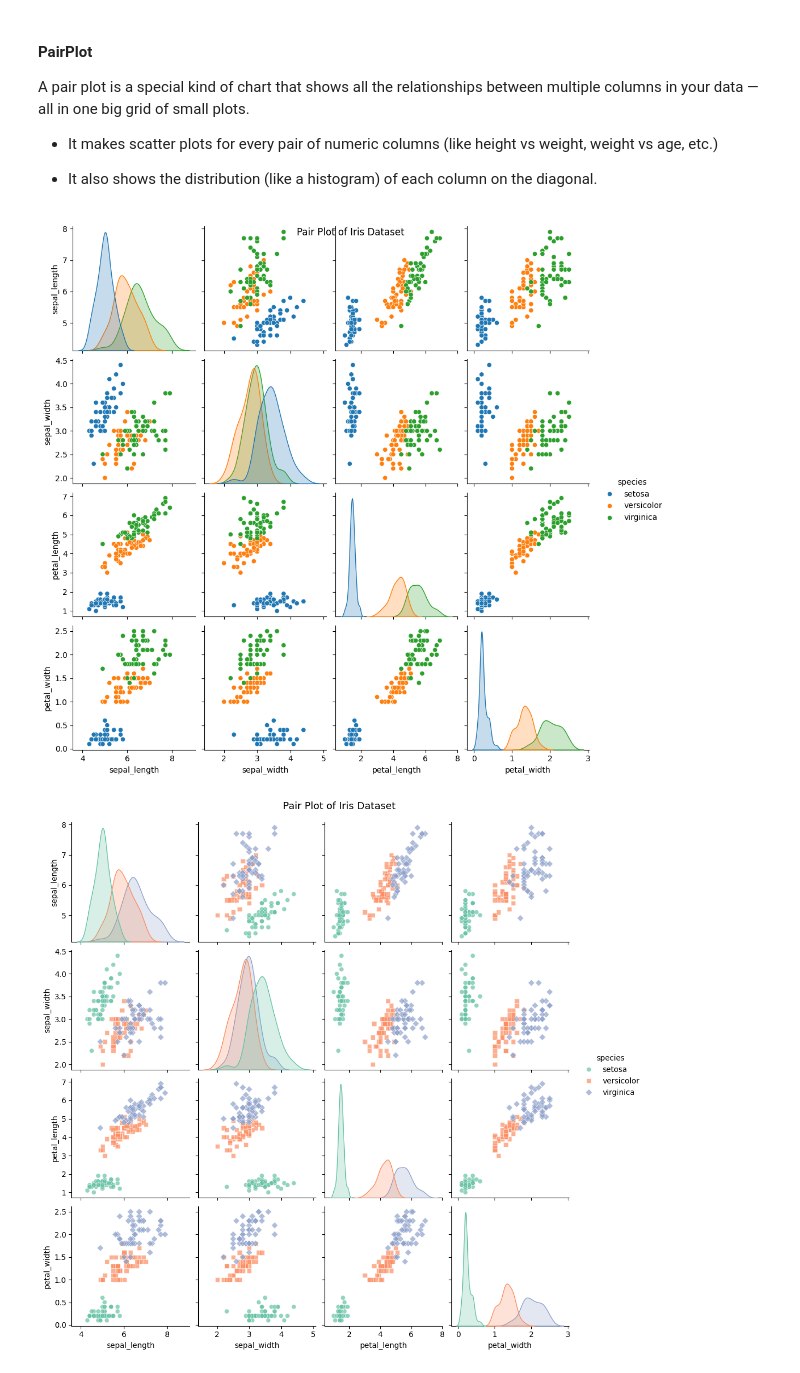
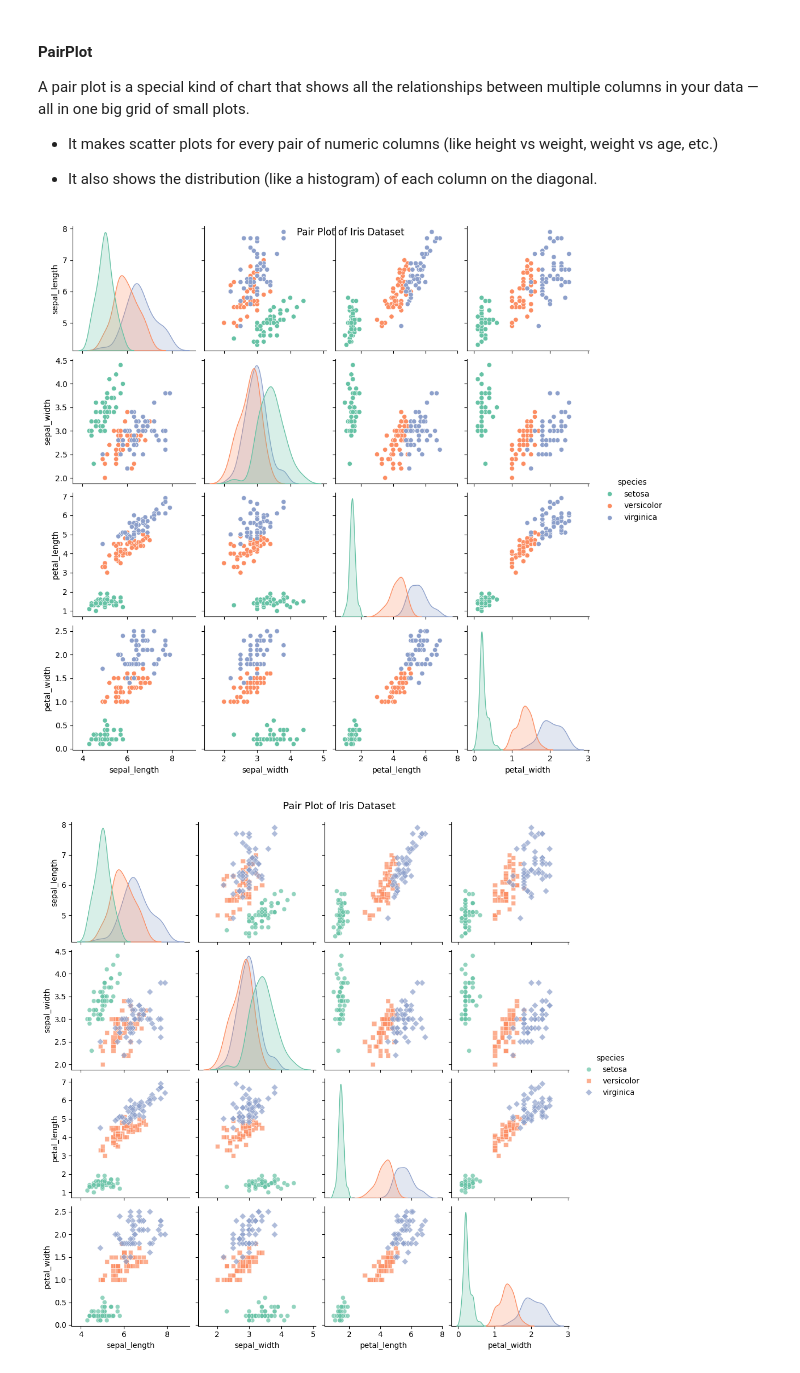
Before and after one commit to noorulhudaaaa/Python-AI-Chatbot-Bootcamp-WPBrigade-iCodeGuru, a Jupyter notebook: Day 6.ipynb, the cells around one changed output. Cells and saved outputs as stored; diff of their text form; code cells hidden in the pictures.

```diff
--- a/Day 6.ipynb
+++ b/Day 6.ipynb
@@ -103,8 +104,10 @@ plt.show()
 # %% [markdown]
 #### Line Chart
 # %%
-plt.plot(df['sepal_length'], label = 'Sepal Length', color='green', alpha=0.3)
-plt.plot(df['petal_length'], label = 'Petal Length', color='orange', alpha=0.6)
+sns.set_palette('Set2')
+
+plt.plot(df['sepal_length'], label = 'Sepal Length')
+plt.plot(df['petal_length'], label = 'Petal Length')
 plt.title('Line Chart of Sepal and Petal Length')
 plt.xlabel('Index')
 plt.ylabel('Length')
@@ -122,10 +125,13 @@ plt.show()
 # Counting how many times each species appears and storing it in specie_count
 specie_count = df['species'].value_counts()
 
+# Setting the palette to set2
+sns.set_palette('Set2')
+
 # labels = specie_count.index: these are the names of species
 # autopct='%1.1f%%': this shows the percentage on the pie
 # startangle=140: this just rotates the pie chart a bit to make it look nicer
-plt.pie(specie_count, labels = specie_count.index, autopct= '%1.1f%%', startangle=140)
+plt.pie(specie_count, labels = specie_count.index, autopct= '%1.1f%%', startangle=140, )
 plt.title('Species Distribution')
 
 # Show pie chart
@@ -137,6 +143,9 @@ plt.show()
 # %%
 # Counting how many times each species appears and storing it in specie_count
 specie_count = df['species'].value_counts()
+
+# Setting the palette to set2
+sns.set_palette('Set2')
 
 # Same as pie chart just adding wedgeprops for donut chart
 plt.pie(specie_count, labels = specie_count.index, autopct= '%1.1f%%', startangle= 140, wedgeprops= {'width' : 0.3})
@@ -153,15 +162,15 @@ A pair plot is a special kind of chart that shows all the relationships between
 
 - It also shows the distribution (like a histogram) of each column on the diagonal.
 # %%
-sns.pairplot(df, hue='species')
+sns.pairplot(df, hue='species', palette = 'Set2')
 
 # Add a title
 plt.suptitle("Pair Plot of Iris Dataset")
 
 # show pair plot
 plt.show()
 # %% [output]
-[figure, old version]
+[figure, new version]
 # %%
 sns.pairplot(
     df,
```
Also changed, not shown: parts of 6 cells of this notebook.
